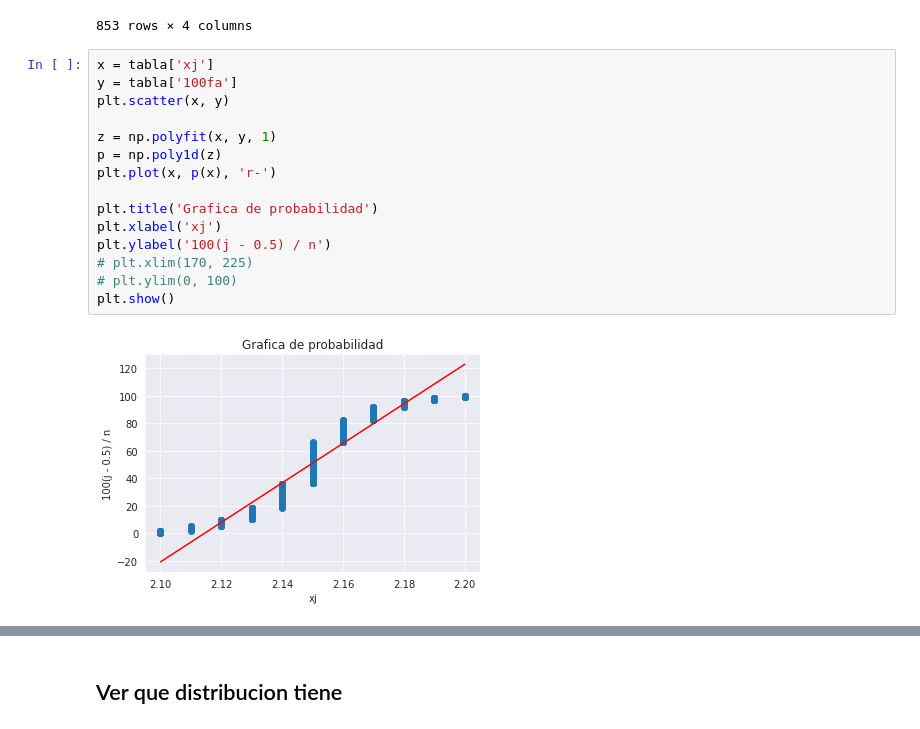
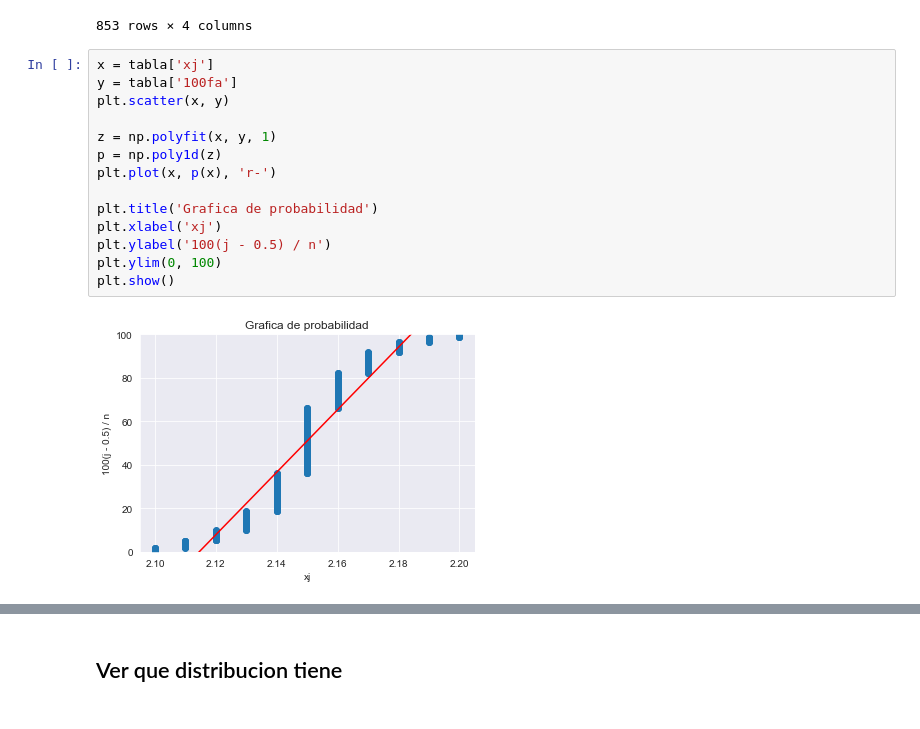
Before and after one commit to Pmz94/data-science, a Jupyter notebook: bondad_ajuste/ejercicio_8-88.ipynb, the cells around one changed output, grey strips where cells are left out. Saved outputs shown, nothing was run; the diff lists cells and outputs as text.

```diff
--- a/bondad_ajuste/ejercicio_8-88.ipynb
+++ b/bondad_ajuste/ejercicio_8-88.ipynb
@@ -251,20 +251,19 @@ tabla
 # %%
 x = tabla['xj']
 y = tabla['100fa']
 plt.scatter(x, y)
 
 z = np.polyfit(x, y, 1)
 p = np.poly1d(z)
 plt.plot(x, p(x), 'r-')
 
 plt.title('Grafica de probabilidad')
 plt.xlabel('xj')
 plt.ylabel('100(j - 0.5) / n')
-# plt.xlim(170, 225)
-# plt.ylim(0, 100)
+plt.ylim(0, 100)
 plt.show()
 # %% [output]
-[figure, old version]
+[figure, new version]
 # %%
 x = tabla['xj']
 y = tabla['zj']
```
Also changed, not shown: parts of 7 cells of this notebook.
